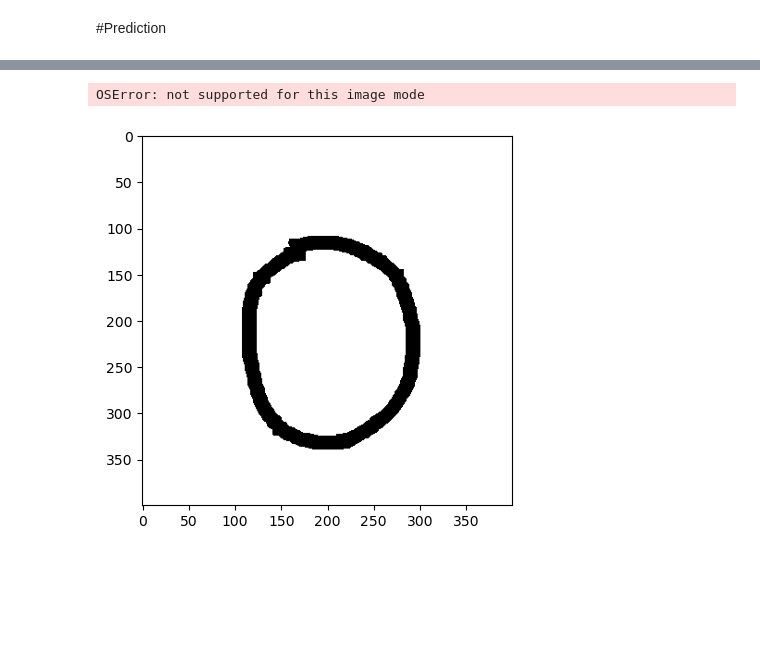
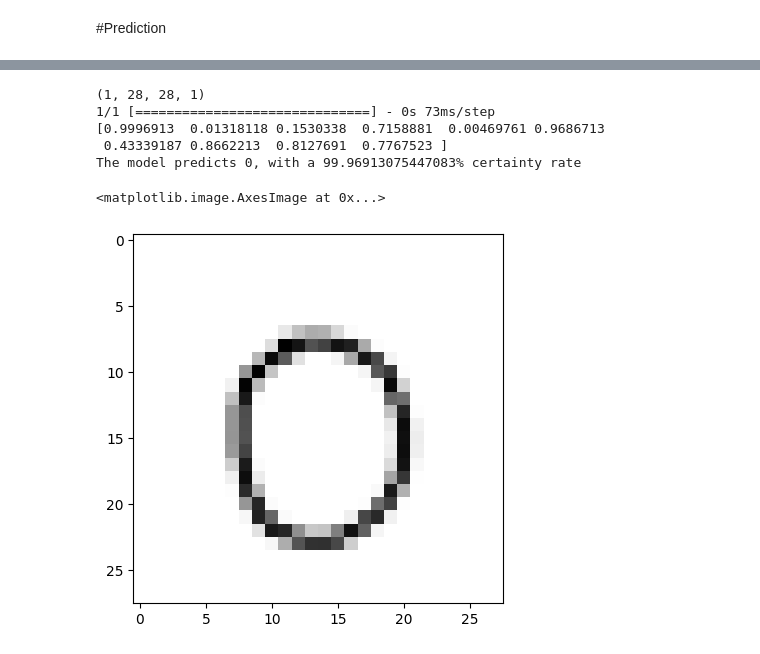
Before and after one commit to stampixel/But-How-Does-Training-a-Neural-Network-Actually-Work-, a Jupyter notebook: MNIST (Comments).ipynb, the cells around one changed output, grey strips where cells are left out. Saved outputs shown, nothing was run; the diff lists cells and outputs as text; code cells hidden in the pictures; blank space fills up the shorter version.

```diff
--- a/MNIST (Comments).ipynb
+++ b/MNIST (Comments).ipynb
@@ -443,36 +340,41 @@ def remove_transparency(img, bg_colour=(255, 255, 255)):
         return bg
     else:
         return img
 
 def predict(img):
     img = ImageOps.invert(img) # invert image from white to black to black to white
     img = img.resize((28,28))
     img_array = np.array(img) / 255 # Recall, we need to normalize to get best results
     img_array = np.expand_dims(img_array, axis=0)
     img_array = np.expand_dims(img_array, axis=3)
     print(img_array.shape) # (1, 28, 28, 1) (batch, width, height, rgb)
     y_pred = model.predict(img_array)
     return y_pred
 
 remove_transparency(img=Image.open("number.png")).save("number.png")
 img = Image.open("number.png")
 img = img.convert("L") # Makes the image black and white
 
 image = plt.imread("number.png")
 plt.imshow(image)
 y_pred = predict(img)
 
 print(*y_pred)
 print(f"The model predicts {np.argmax(y_pred)}, with a {y_pred.max() * 100}% certainty rate")
 
 plt.imshow(img, cmap="Greys_r")
-plt.imshow(img.resize((28, 28)), cmap="Greys")
+plt.imshow(img.resize((28, 28)), cmap="Greys_r")
 
 # y_predicted = model.predict(np.expand_dims(img, 3))
 # print(y_predicted[0])
 # %% [output]
-OSError: not supported for this image mode
+(1, 28, 28, 1)
+1/1 [==============================] - 0s 73ms/step
+[0.9996913  0.01318118 0.1530338  0.7158881  0.00469761 0.9686713
+ 0.43339187 0.8662213  0.8127691  0.7767523 ]
+The model predicts 0, with a 99.96913075447083% certainty rate
+<matplotlib.image.AxesImage at 0x...>
-[figure, old version]
+[figure, new version]
 # %%
 from google.colab import drive
 drive.mount('/content/drive')
```
Also changed, not shown: parts of 34 cells of this notebook, 1 other file.
